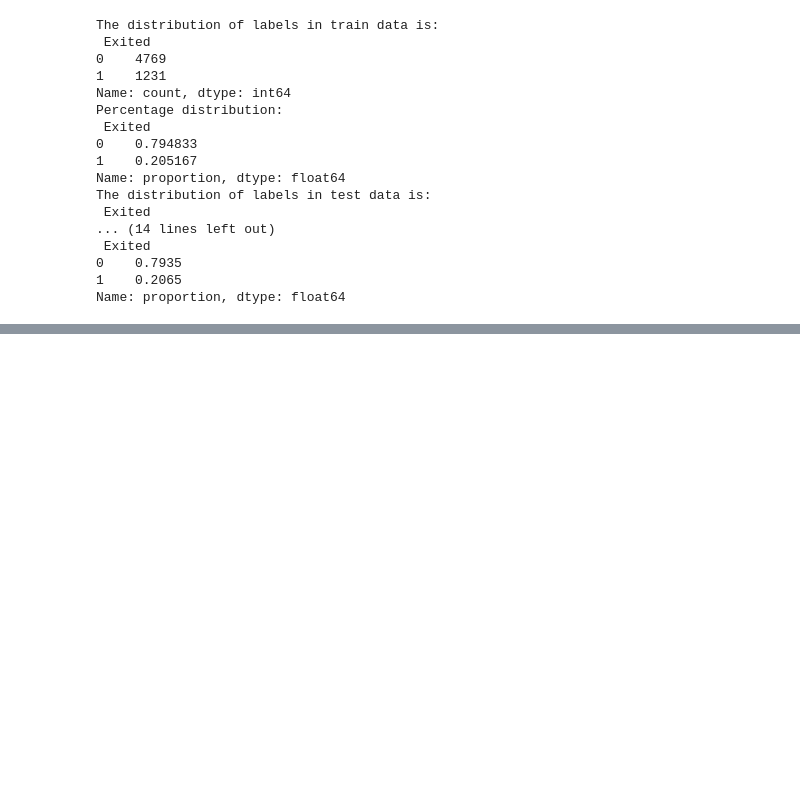
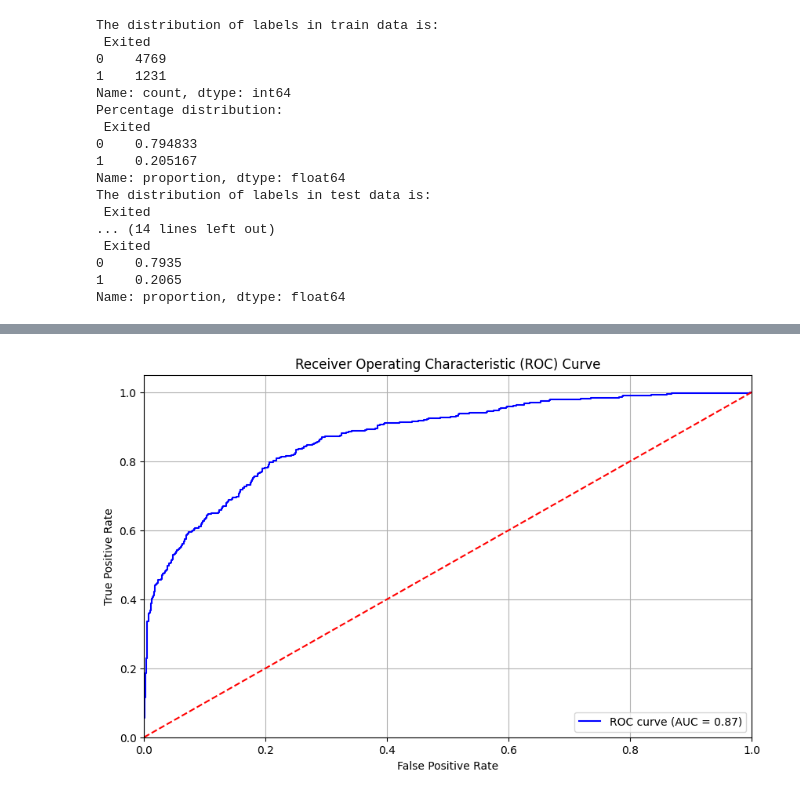
Before and after one commit to OlgaSoa/NAYA-Project4, a Jupyter notebook: Classification_project_Olga.ipynb, the cells around one changed output, grey strips where cells are left out. Cells and saved outputs as stored; diff of their text form; code cells hidden in the pictures; blank space fills up the shorter version.

```diff
--- a/Classification_project_Olga.ipynb
+++ b/Classification_project_Olga.ipynb
@@ -253,6 +259,8 @@ dtype: int64
 data_file.drop(columns=['Surname'], inplace=True)
 # %% [markdown]
 ### Get dummies
+# %%
+categorical_variables = [col for col in data_file.select_dtypes(include='object').columns if col not in ['CustomerId', 'Surname','Exited']]
 # %%
 dummies = pd.get_dummies(data_file, columns=categorical_variables)
 dummies.head(5)
@@ -342,0 +503,8 @@ Name: proportion, dtype: float64
+# %%
+# Grid search
+grid_search = GridSearchCV(estimator=xgboost_model, param_grid=param_grid, scoring='roc_auc', cv=3, verbose=1)
+grid_search.fit(X_train, y_train)
+
+# Best parameters and best score
+print(f"Best Parameters: {grid_search.best_params_}")
+print(f"Best Accuracy: {grid_search.best_score_}")
@@ -342,0 +515,4 @@ Name: proportion, dtype: float64
+# %%
+best_model = grid_search.best_estimator_
+# %%
+best_model.fit(X_train, y_train)
@@ -342,0 +580,24 @@ Name: proportion, dtype: float64
+# %%
+# Get predicted probabilities for the positive class
+y_scores = best_model.predict_proba(X_val)[:, 1]
+
+# Calculate ROC curve
+fpr, tpr, thresholds = roc_curve(y_val, y_scores)
+
+# Calculate AUC
+roc_auc = auc(fpr, tpr)
+
+# Plot ROC curve
+plt.figure(figsize=(10, 6))
+plt.plot(fpr, tpr, color='blue', label=f'ROC curve (AUC = {roc_auc:.2f})')
+plt.plot([0, 1], [0, 1], color='red', linestyle='--')  # Diagonal line
+plt.xlim([0.0, 1.0])
+plt.ylim([0.0, 1.05])
+plt.xlabel('False Positive Rate')
+plt.ylabel('True Positive Rate')
+plt.title('Receiver Operating Characteristic (ROC) Curve')
+plt.legend(loc='lower right')
+plt.grid()
+plt.show()
+# %% [output]
+[figure, added]
```
Also changed, not shown: parts of 24 cells of this notebook.
